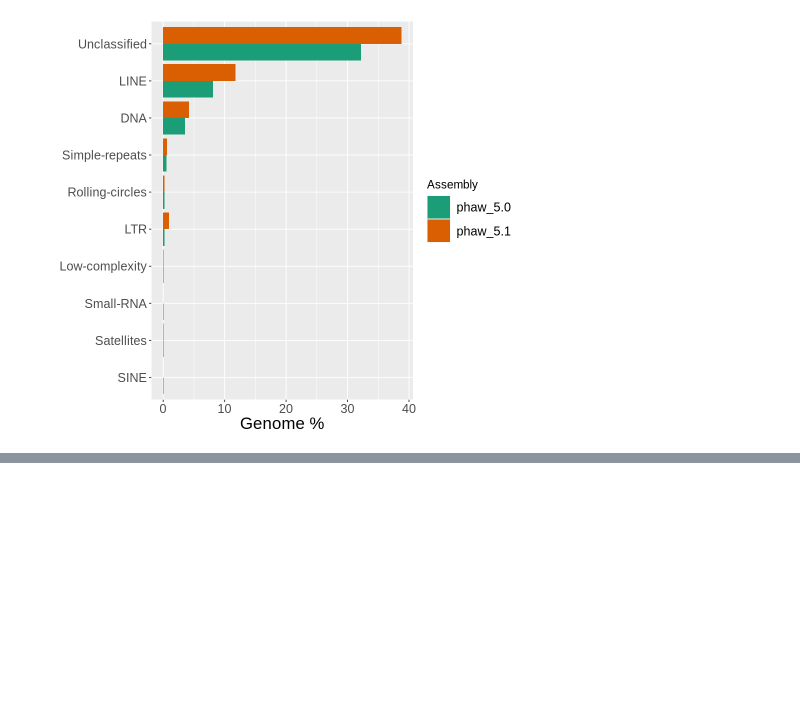
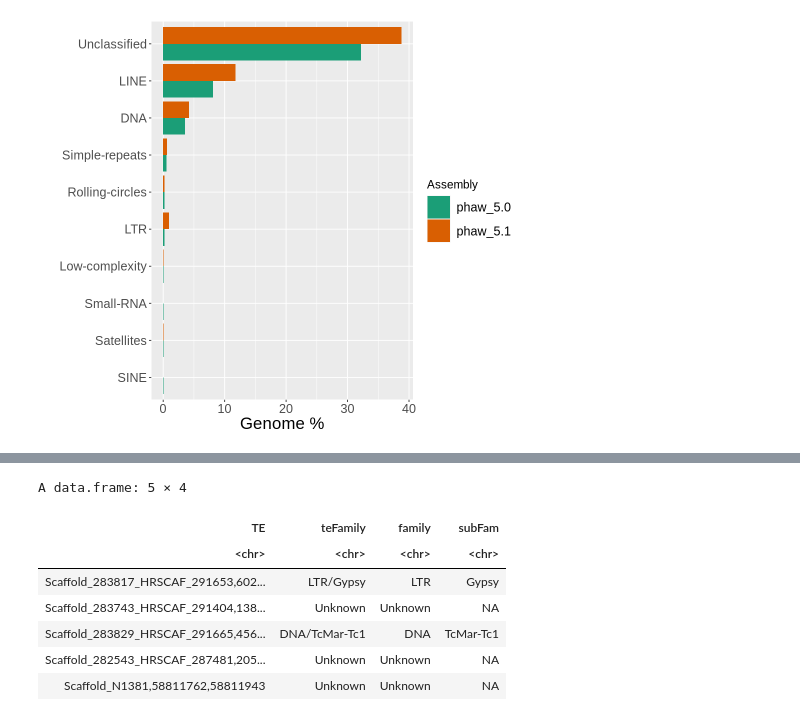
Before and after one commit to Mjaraespejo/Parhyale_MZT_ZGA, a Jupyter notebook: Notebooks/2_2_TEannotation_analysis.ipynb, the cells around one changed output, grey strips where cells are left out. Saved outputs shown, nothing was run; the diff lists cells and outputs as text; code cells hidden in the pictures; blank space fills up the shorter version.

```diff
--- a/Notebooks/2_2_TEannotation_analysis.ipynb
+++ b/Notebooks/2_2_TEannotation_analysis.ipynb
@@ -84,0 +129,11 @@ ylab("Genome %") + xlab("") +
+# %%
+te_families %>% sample_n(5)
+# %% [output]
+A data.frame: 5 × 4
+| TE | teFamily | family | subFam |
+| <chr> | <chr> | <chr> | <chr> |
+| Scaffold_283817_HRSCAF_291653,602... | LTR/Gypsy | LTR | Gypsy |
+| Scaffold_283743_HRSCAF_291404,138... | Unknown | Unknown | NA |
+| Scaffold_283829_HRSCAF_291665,456... | DNA/TcMar-Tc1 | DNA | TcMar-Tc1 |
+| Scaffold_282543_HRSCAF_287481,205... | Unknown | Unknown | NA |
+| Scaffold_N1381,58811762,58811943 | Unknown | Unknown | NA |
```
Also changed, not shown: parts of 9 cells of this notebook.
